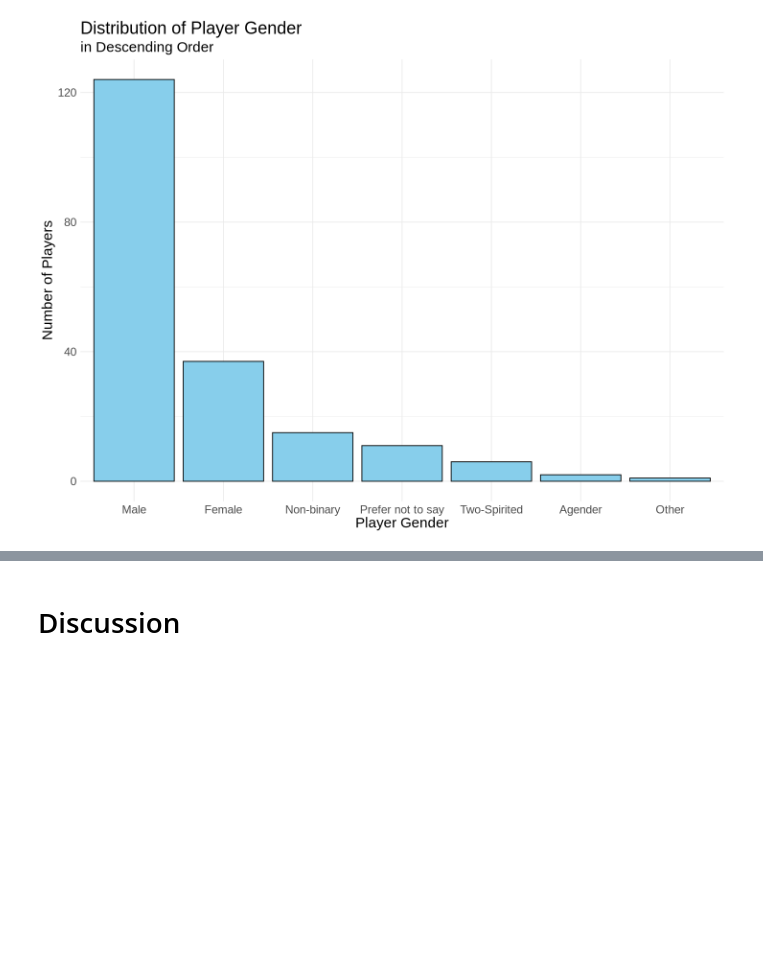
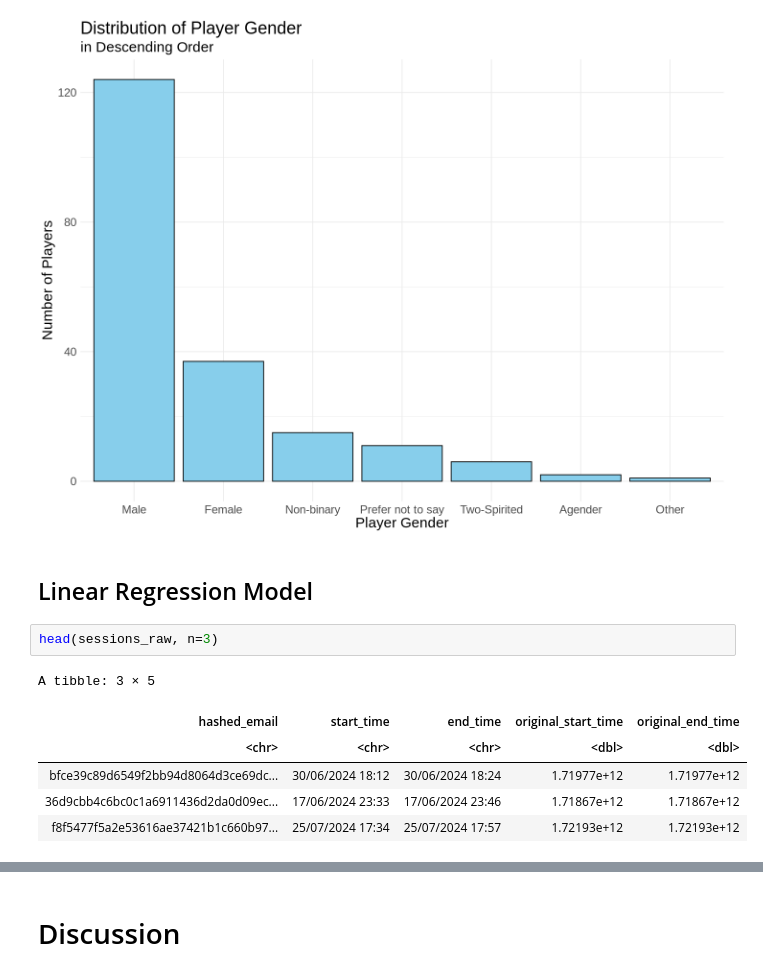
Before and after one commit to arevaura/dsci-100-2024w2-group-9, a Jupyter notebook: DSCI 100 007 - Group 9 Final Report.ipynb, the cells around one changed output, grey strips where cells are left out. Cells and saved outputs as stored; diff of their text form; blank space fills up the shorter version.

```diff
--- a/DSCI 100 007 - Group 9 Final Report.ipynb
+++ b/DSCI 100 007 - Group 9 Final Report.ipynb
@@ -173,3 +174,14 @@ options(repr.plot.width = 12, repr.plot.height = 9)
 gender_plot
 # %% [output]
 [figure]
+# %% [markdown]
+## Linear Regression Model
+# %%
+head(sessions_raw, n=3)
+# %% [output]
+A tibble: 3 × 5
+| hashed_email | start_time | end_time | original_start_time | original_end_time |
+| <chr> | <chr> | <chr> | <dbl> | <dbl> |
+| bfce39c89d6549f2bb94d8064d3ce69dc... | 30/06/2024 18:12 | 30/06/2024 18:24 | 1.71977e+12 | 1.71977e+12 |
+| 36d9cbb4c6bc0c1a6911436d2da0d09ec... | 17/06/2024 23:33 | 17/06/2024 23:46 | 1.71867e+12 | 1.71867e+12 |
+| f8f5477f5a2e53616ae37421b1c660b97... | 25/07/2024 17:34 | 25/07/2024 17:57 | 1.72193e+12 | 1.72193e+12 |
```
Also changed, not shown: parts of 4 cells of this notebook.
